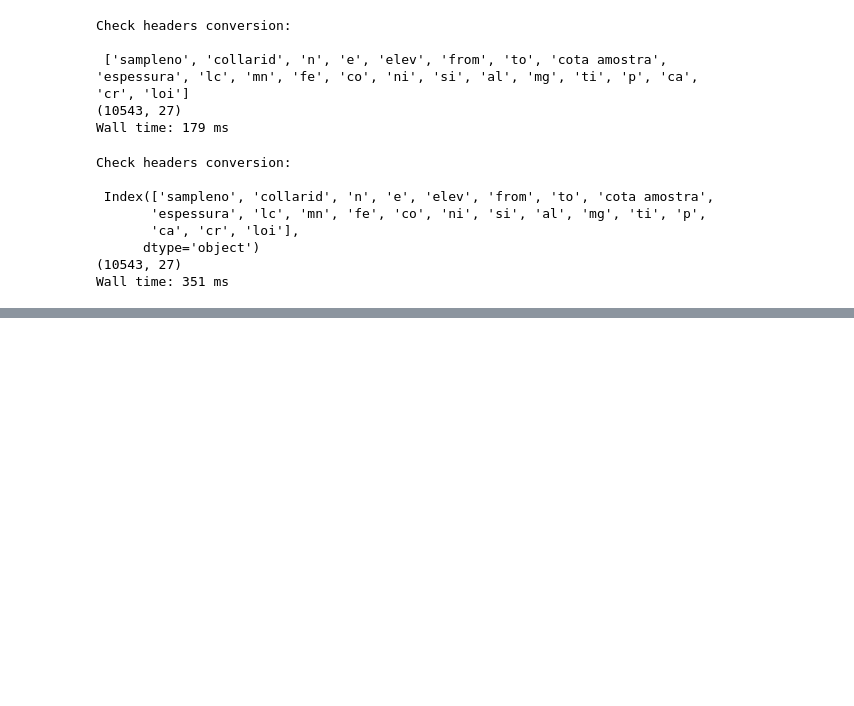
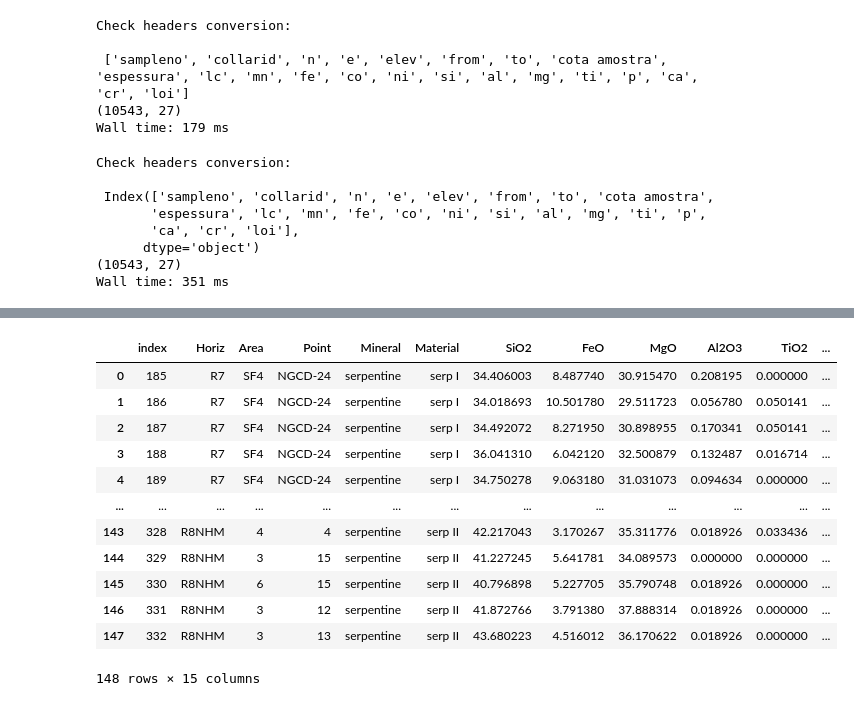
Before and after one commit to mattlamachado/Element_Oxide_Conversor, a Jupyter notebook: element_oxide_conversor_1.1.ipynb, the cells around one changed output, grey strips where cells are left out. Cells and saved outputs as stored; diff of their text form; code cells hidden in the pictures; blank space fills up the shorter version.

```diff
--- a/element_oxide_conversor_1.1.ipynb
+++ b/element_oxide_conversor_1.1.ipynb
@@ -370,0 +453,18 @@ df_to_excel(path, conversion_sheet, shname = 'conversion_table')
+# %%
+serpentine_mol = chlorite_test[chlorite_test['Mineral'] == 'serpentine'].copy()
+serpentine_mol.reset_index(inplace=True)
+display(serpentine_mol)
+# %% [output]
+|  | index | Horiz | Area | Point | Mineral | Material | SiO2 | FeO | MgO | Al2O3 | TiO2 | ... |
+| 0 | 185 | R7 | SF4 | NGCD-24 | serpentine | serp I | 34.406003 | 8.487740 | 30.915470 | 0.208195 | 0.000000 | ... |
+| 1 | 186 | R7 | SF4 | NGCD-24 | serpentine | serp I | 34.018693 | 10.501780 | 29.511723 | 0.056780 | 0.050141 | ... |
+| 2 | 187 | R7 | SF4 | NGCD-24 | serpentine | serp I | 34.492072 | 8.271950 | 30.898955 | 0.170341 | 0.050141 | ... |
+| 3 | 188 | R7 | SF4 | NGCD-24 | serpentine | serp I | 36.041310 | 6.042120 | 32.500879 | 0.132487 | 0.016714 | ... |
+| 4 | 189 | R7 | SF4 | NGCD-24 | serpentine | serp I | 34.750278 | 9.063180 | 31.031073 | 0.094634 | 0.000000 | ... |
+| ... | ... | ... | ... | ... | ... | ... | ... | ... | ... | ... | ... | ... |
+| 143 | 328 | R8NHM | 4 | 4 | serpentine | serp II | 42.217043 | 3.170267 | 35.311776 | 0.018926 | 0.033436 | ... |
+| 144 | 329 | R8NHM | 3 | 15 | serpentine | serp II | 41.227245 | 5.641781 | 34.089573 | 0.000000 | 0.000000 | ... |
+| 145 | 330 | R8NHM | 6 | 15 | serpentine | serp II | 40.796898 | 5.227705 | 35.790748 | 0.018926 | 0.000000 | ... |
+| 146 | 331 | R8NHM | 3 | 12 | serpentine | serp II | 41.872766 | 3.791380 | 37.888314 | 0.018926 | 0.000000 | ... |
+| 147 | 332 | R8NHM | 3 | 13 | serpentine | serp II | 43.680223 | 4.516012 | 36.170622 | 0.018926 | 0.000000 | ... |
+148 rows × 15 columns
```
Also changed, not shown: parts of 10 cells of this notebook, 3 other files.
